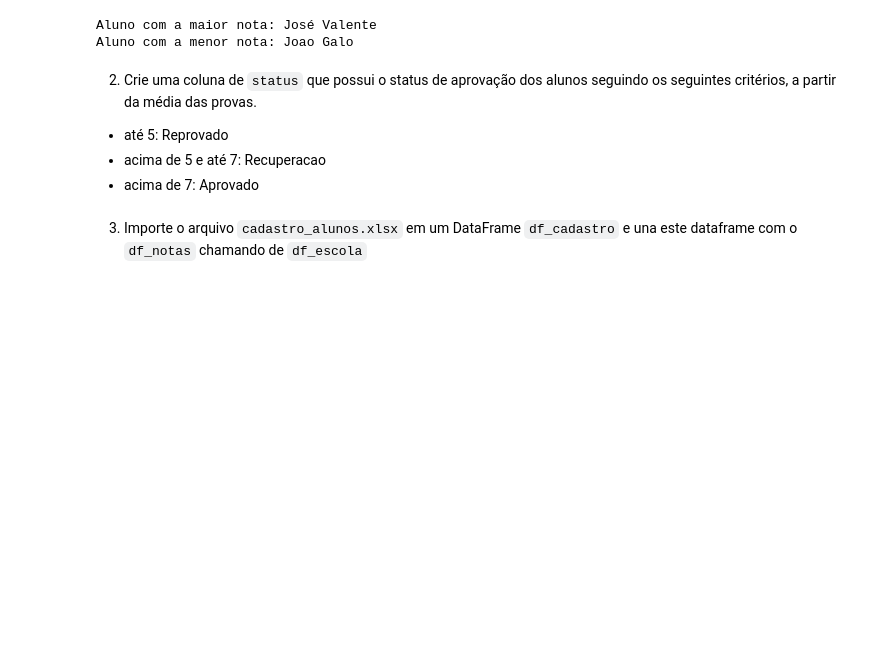
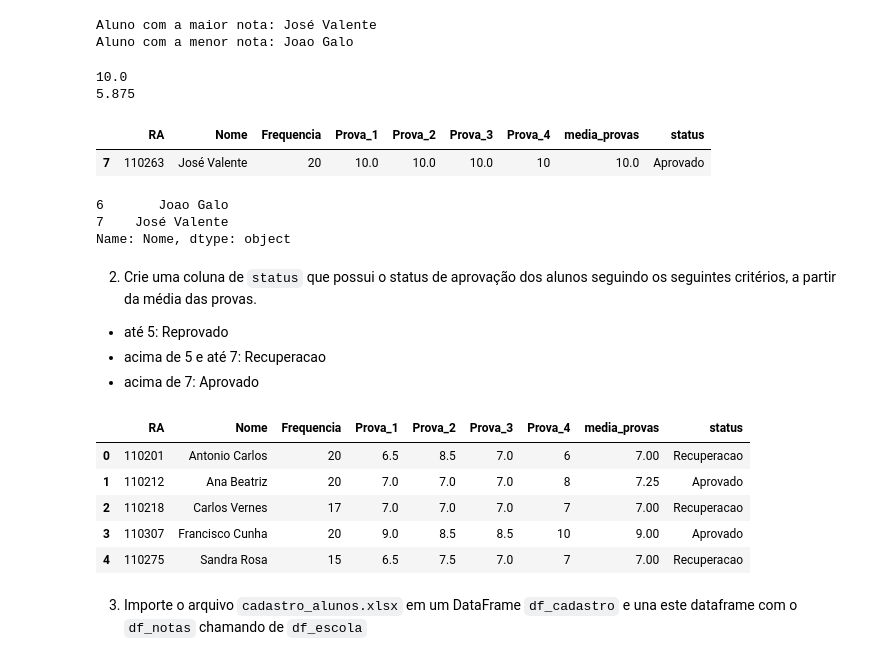
Before and after one commit to caiomiazzi/Ada-iFood_Tecnicas_de_Programacao_I, a Jupyter notebook: Aula 5 - Pandas (EDA).ipynb, the cells around one changed output. Saved outputs shown, nothing was run; the diff lists cells and outputs as text; code cells hidden in the pictures; blank space fills up the shorter version.

````diff
--- a/Aula 5 - Pandas (EDA).ipynb
+++ b/Aula 5 - Pandas (EDA).ipynb
@@ -619,3 +328,17 @@ print(f'Aluno com a maior nota: {aluno_max_nota}\nAluno com a menor nota: {aluno
 # %% [output]
 Aluno com a maior nota: José Valente
 Aluno com a menor nota: Joao Galo
+# %%
+# Outro jeito porem não trouxe a pessoa, somente as notas
+print(df_notas.max()['media_provas'])
+print(df_notas.min()['media_provas'])
+# %% [output]
+10.0
+5.875
+# %%
+# Terminando a forma acima
+nota_max = df_notas.max()['media_provas']
+df_notas[df_notas['media_provas'] == nota_max] # Pego a nota maxima e passo uma mascara booleana
+# %% [output]
+|  | RA | Nome | Frequencia | Prova_1 | Prova_2 | Prova_3 | Prova_4 | media_provas | status |
+| 7 | 110263 | José Valente | 20 | 10.0 | 10.0 | 10.0 | 10 | 10.0 | Aprovado |
@@ -622,5 +352,26 @@ Aluno com a menor nota: Joao Galo
+# %%
+# Mais um jeito
+
+df_notas.loc[(df_notas['media_provas'] == df_notas['media_provas'].max()) | (df_notas['media_provas'] == df_notas['media_provas'].min()), 'Nome']
+# %% [output]
+6       Joao Galo
+7    José Valente
+Name: Nome, dtype: object
 # %% [markdown]
 2. Crie uma coluna de ```status``` que possui o status de aprovação dos alunos seguindo os seguintes critérios, a partir da média das provas.
 - até 5: Reprovado
 - acima de 5 e até 7: Recuperacao
 - acima de 7: Aprovado
+# %%
+# Por apply + Lambda
+
+df_notas['status'] = df_notas['media_provas'].apply(lambda x: 'Aprovado' if x > 7 else ('Recuperacao' if 5 < x <= 7 else 'Reprovado'))
+# %%
+df_notas.head()
+# %% [output]
+|  | RA | Nome | Frequencia | Prova_1 | Prova_2 | Prova_3 | Prova_4 | media_provas | status |
+| 0 | 110201 | Antonio Carlos | 20 | 6.5 | 8.5 | 7.0 | 6 | 7.00 | Recuperacao |
+| 1 | 110212 | Ana Beatriz | 20 | 7.0 | 7.0 | 7.0 | 8 | 7.25 | Aprovado |
+| 2 | 110218 | Carlos Vernes | 17 | 7.0 | 7.0 | 7.0 | 7 | 7.00 | Recuperacao |
+| 3 | 110307 | Francisco Cunha | 20 | 9.0 | 8.5 | 8.5 | 10 | 9.00 | Aprovado |
+| 4 | 110275 | Sandra Rosa | 15 | 6.5 | 7.5 | 7.0 | 7 | 7.00 | Recuperacao |
````
Also changed, not shown: parts of 56 cells of this notebook, 1 other file.
